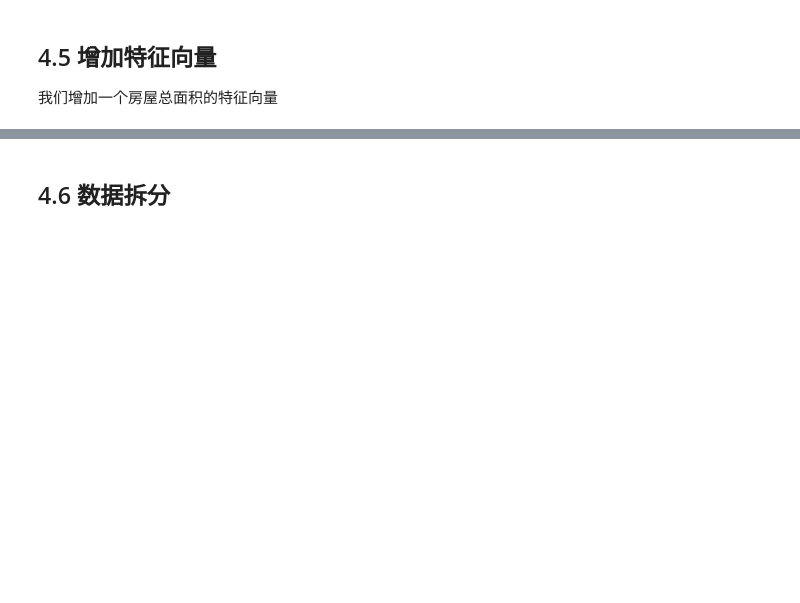
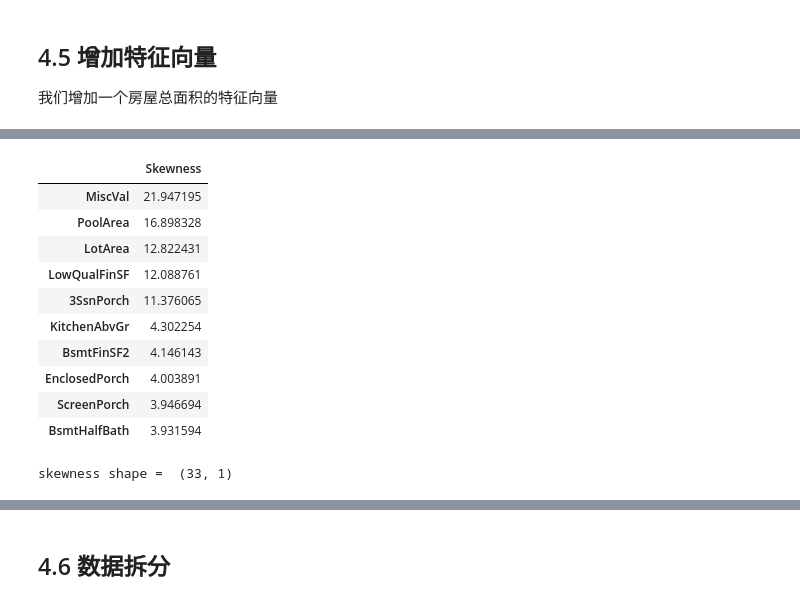
Before and after one commit to wgzhao/machine_learning, a Jupyter notebook: kaggle_house_prices/kaggle_houseprice.ipynb, the cells around one changed output, grey strips where cells are left out. Saved outputs shown, nothing was run; the diff lists cells and outputs as text; code cells hidden in the pictures; blank space fills up the shorter version.

```diff
--- a/kaggle_house_prices/kaggle_houseprice.ipynb
+++ b/kaggle_house_prices/kaggle_houseprice.ipynb
@@ -171,9 +174,10 @@ df['MoSold'] = df['MoSold'].astype(str)
 ## 4.4 对条目类型特征进行 one-hot 编码
 # %%
 # 进行 one-hot 编码
-need_onehot_cols =  df.select_dtypes(['object']).columns
-for col in need_onehot_cols:
-    dummies =  pd.get_dummies(df[col], prefix=col)
-    df = pd.concat([df, dummies], axis=1)
-    del df[col]
-df.head()
+if False:
+    need_onehot_cols =  df.select_dtypes(['object']).columns
+    for col in need_onehot_cols:
+        dummies =  pd.get_dummies(df[col], prefix=col)
+        df = pd.concat([df, dummies], axis=1)
+    df.drop(labels=need_onehot_cols, axis=1, inplace=True)
+    df.filter(regex='Alley_*').describe()
@@ -193,0 +203,35 @@ df['totalSF'] = df['TotalBsmtSF'] + df['1stFlrSF'] + df['2ndFlrSF']
+# %%
+# 检查数值类型特征的倾斜度
+import scipy
+numerical_cols = df.select_dtypes(['float','int']).columns
+skewness_of_cols = {}
+for col in numerical_cols:
+    skewness_of_cols[col] = scipy.stats.skew(df[col].dropna())
+# skewness_of_cols = df[num_of_numerical_cols].apply(
+#                     lambda x:scipy.stats.skew(x)).sort_values(
+#                     ascending=False)
+skewness_df = pd.DataFrame({'Skewness': skewness_of_cols})
+skewness_df.sort_values(['Skewness'], ascending=0, inplace=True)
+skewness_df.head(10)
+# %% [output]
+|  | Skewness |
+| MiscVal | 21.947195 |
+| PoolArea | 16.898328 |
+| LotArea | 12.822431 |
+| LowQualFinSF | 12.088761 |
+| 3SsnPorch | 11.376065 |
+| KitchenAbvGr | 4.302254 |
+| BsmtFinSF2 | 4.146143 |
+| EnclosedPorch | 4.003891 |
+| ScreenPorch | 3.946694 |
+| BsmtHalfBath | 3.931594 |
+# %%
+# 对偏离度较高的特征进行 Box-Cox 调整
+skewness_df = skewness_df[abs(skewness_df) > 0.75]
+print("skewness shape = ", skewness_df.shape)
+cols = skewness_df.index
+lamb = 0.15
+for col in cols:
+    df[col] = scipy.special.boxcox1p(df[col], lamb)
+# %% [output]
+skewness shape =  (33, 1)
```
Also changed, not shown: parts of 23 cells of this notebook, 2 other files.
